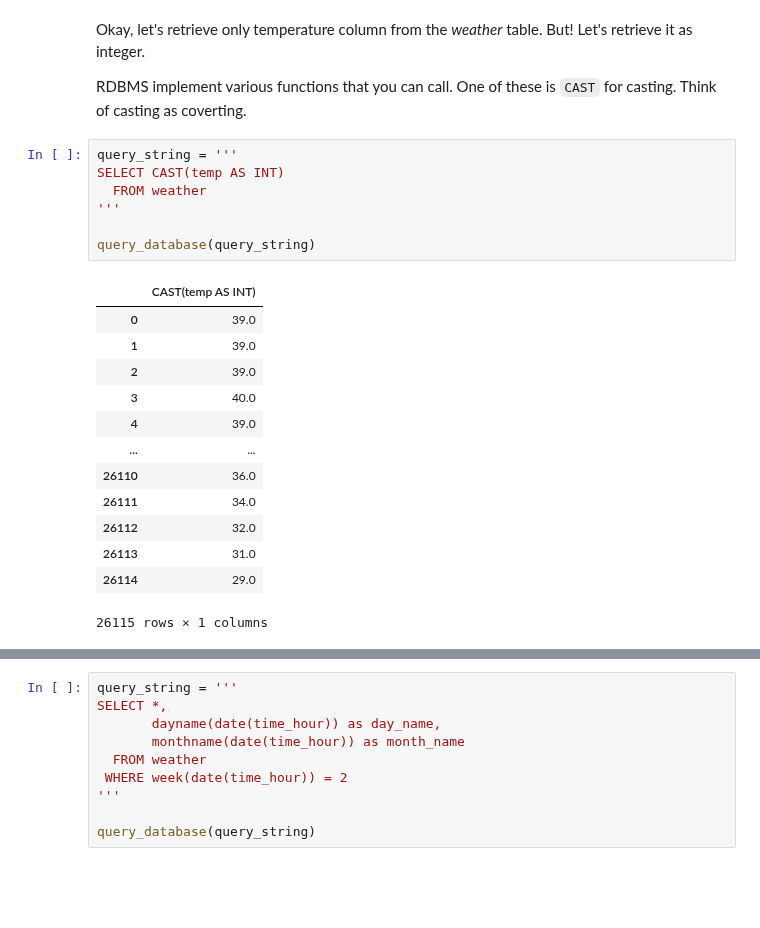
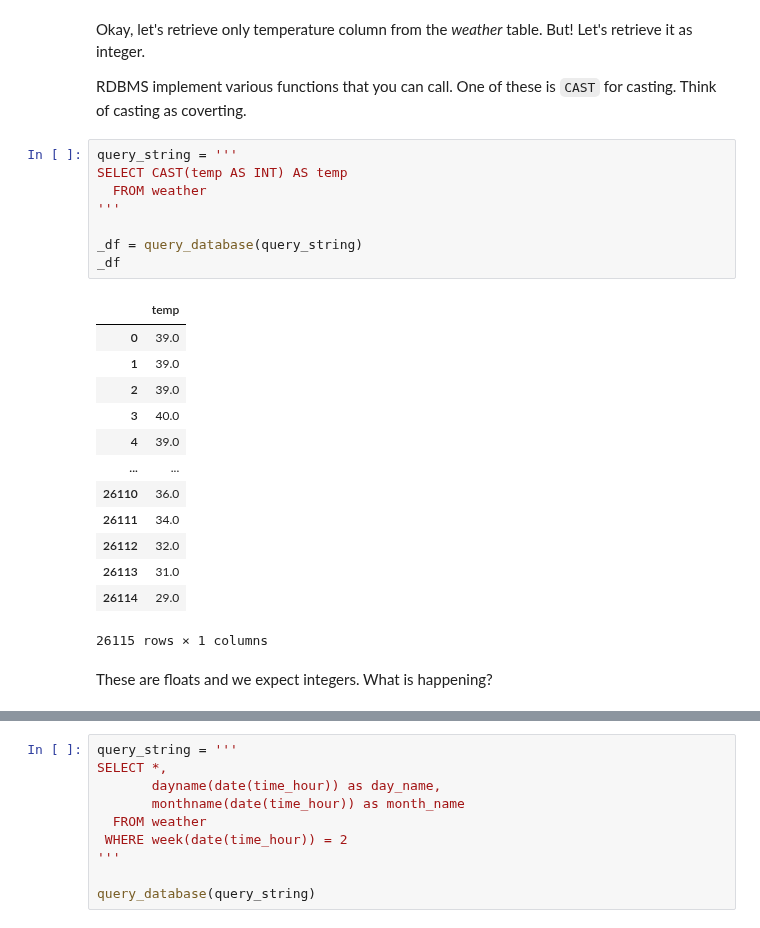
Before and after one commit to datakolektiv/dss03python2023, a Jupyter notebook: session10/dss03_py_session10b.ipynb, the cells around one changed output, grey strips where cells are left out. Saved outputs shown, nothing was run; the diff lists cells and outputs as text; blank space fills up the shorter version.

```diff
--- a/session10/dss03_py_session10b.ipynb
+++ b/session10/dss03_py_session10b.ipynb
@@ -514,13 +596,14 @@ Okay, let's retrieve only temperature column from the *weather* table. But! Let'
 RDBMS implement various functions that you can call. One of these is `CAST` for casting. Think of casting as coverting.
 # %%
 query_string = '''
-SELECT CAST(temp AS INT)
+SELECT CAST(temp AS INT) AS temp
   FROM weather
 '''
 
-query_database(query_string)
+_df = query_database(query_string)
+_df
 # %% [output]
-|  | CAST(temp AS INT) |
+|  | temp |
 | 0 | 39.0 |
 | 1 | 39.0 |
 | 2 | 39.0 |
@@ -533,3 +616,5 @@ query_database(query_string)
 | 26113 | 31.0 |
 | 26114 | 29.0 |
 26115 rows × 1 columns
+# %% [markdown]
+These are floats and we expect integers. What is happening?
```
Also changed, not shown: parts of 99 cells of this notebook, 7 other files.
